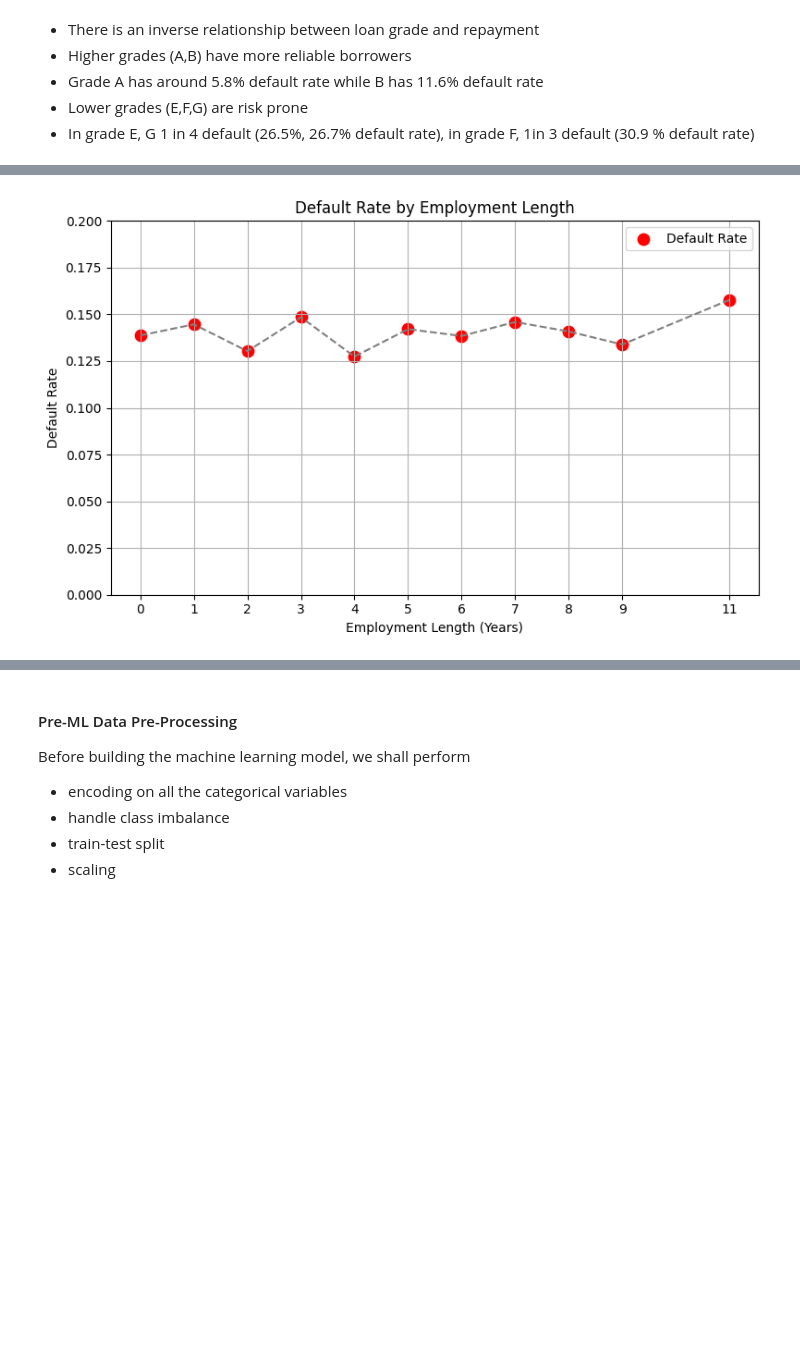
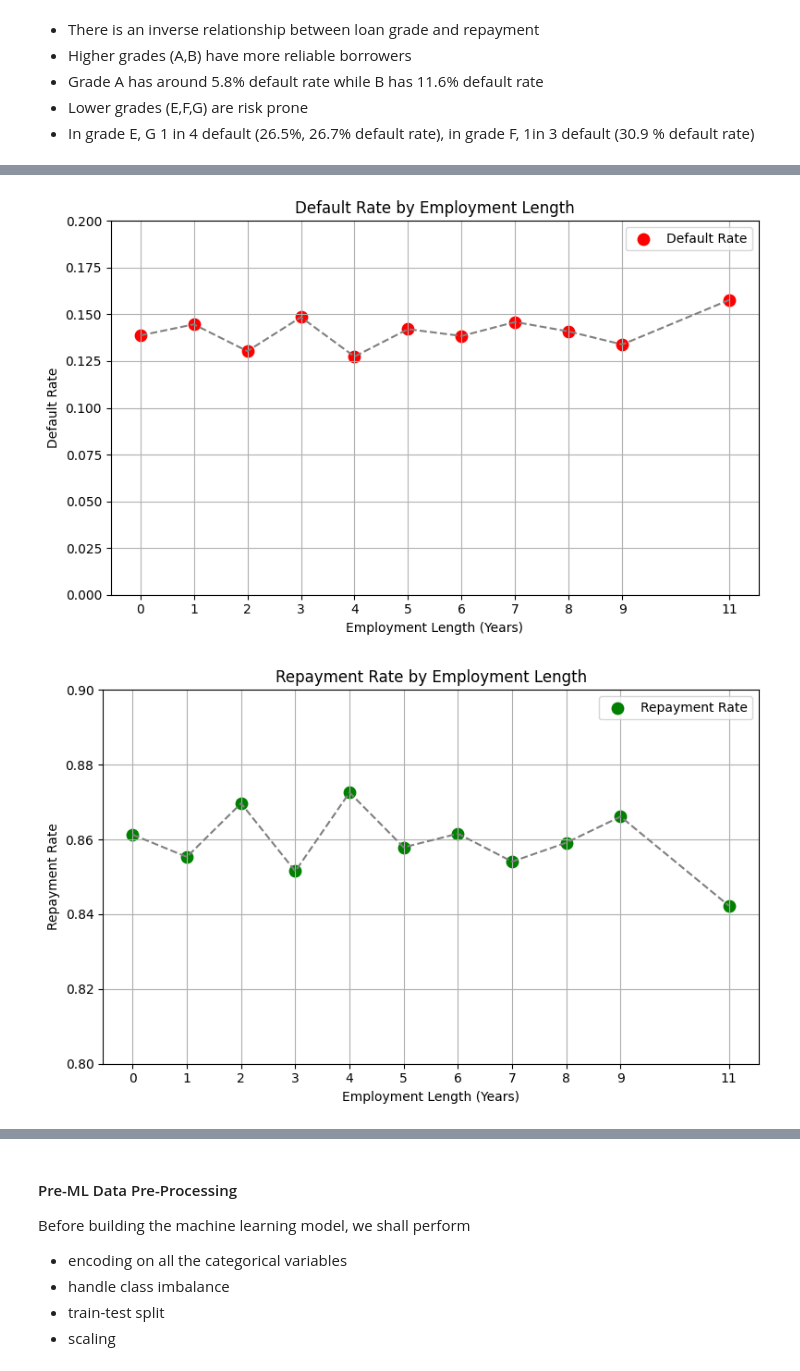
Before and after one commit to mkhallymysore/lending_club, a Jupyter notebook: Starter_Code_Loan_Approval_Lending_Club.ipynb, the cells around one changed output, grey strips where cells are left out. Saved outputs shown, nothing was run; the diff lists cells and outputs as text; code cells hidden in the pictures; blank space fills up the shorter version.

```diff
--- a/Starter_Code_Loan_Approval_Lending_Club.ipynb
+++ b/Starter_Code_Loan_Approval_Lending_Club.ipynb
@@ -801,31 +802,47 @@ Name: loan_status_num, dtype: float64
 import pandas as pd
 import matplotlib.pyplot as plt
 
 # Data: repayment rate and default rate by employment length
 emp_length = [0, 1, 2, 3, 4, 5, 6, 7, 8, 9, 11]
 repayment_rate = [0.861278, 0.855336, 0.869663, 0.851504, 0.872557,
                   0.857895, 0.861556, 0.854071, 0.859130, 0.866109, 0.842263]
 default_rate = [1 - r for r in repayment_rate]
 
 # Create DataFrame
 df_emp = pd.DataFrame({
     'emp_length': emp_length,
-    'repayment_rate': repayment_rate,
+     'repayment_rate': repayment_rate,
     'default_rate': default_rate
 })
+
 
 # Scatter plot for default rate by employment length
 plt.figure(figsize=(8, 5))
 plt.scatter(df_emp['emp_length'], df_emp['default_rate'], color='red', s=80, label='Default Rate')
 plt.plot(df_emp['emp_length'], df_emp['default_rate'], linestyle='--', color='gray')
 plt.title('Default Rate by Employment Length')
 plt.xlabel('Employment Length (Years)')
 plt.ylabel('Default Rate')
 plt.grid(True)
 plt.xticks(emp_length)
 plt.ylim(0, 0.2)
 plt.legend()
 plt.tight_layout()
 plt.show()
+
+# Scatter plot for repayment rate by employment length
+plt.figure(figsize=(8, 5))
+plt.scatter(df_emp['emp_length'], df_emp['repayment_rate'], color='green', s=80, label='Repayment Rate')
+plt.plot(df_emp['emp_length'], df_emp['repayment_rate'], linestyle='--', color='gray')
+plt.title('Repayment Rate by Employment Length')
+plt.xlabel('Employment Length (Years)')
+plt.ylabel('Repayment Rate')
+plt.grid(True)
+plt.xticks(emp_length)
+plt.ylim(0.8, 0.9)
+plt.legend()
+plt.tight_layout()
+plt.show()
 # %% [output]
 [figure]
+[figure, added]
```
Also changed, not shown: parts of 14 cells of this notebook.
